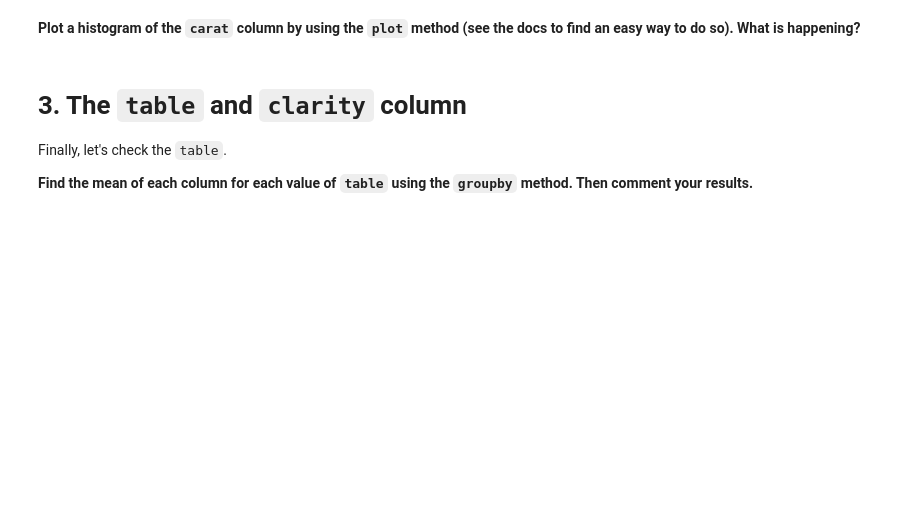
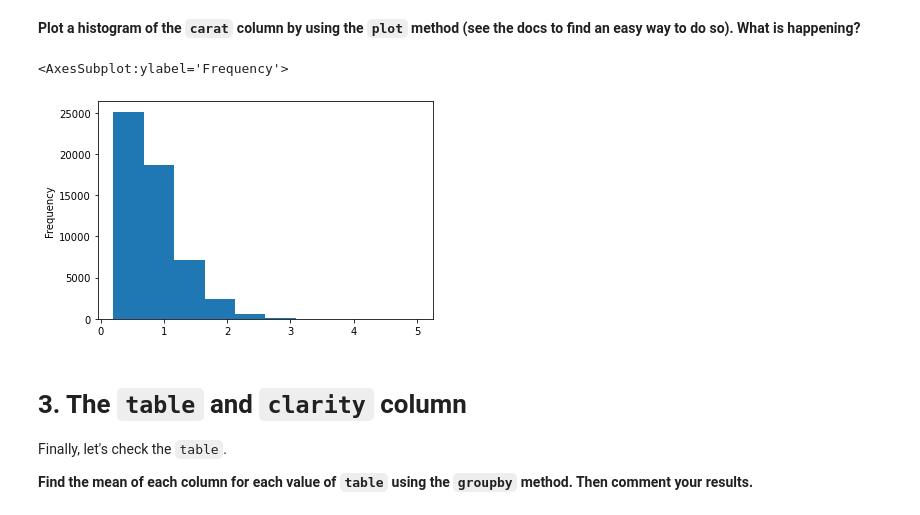
Before and after one commit to ta-data-lis/M2-mini-project1, a Jupyter notebook: 2.-EDA.ipynb, the cells around one changed output. Cells and saved outputs as stored; diff of their text form; code cells hidden in the pictures; blank space fills up the shorter version.

```diff
--- a/2.-EDA.ipynb
+++ b/2.-EDA.ipynb
@@ -64,3 +128,14 @@ Let's check the `carat` (weight), since this could also be a potential factor fo
+# %%
+#your code here
+
+diamonds["carat"].plot.hist()
+
+# comments
+
+# The lower carats are the most frequent
+# %% [output]
+<AxesSubplot:ylabel='Frequency'>
+[figure, added]
 # %% [markdown]
 # 3. The `table` and `clarity` column
 Finally, let's check the `table`.
```
Also changed, not shown: parts of 40 cells of this notebook, 2 other files.
